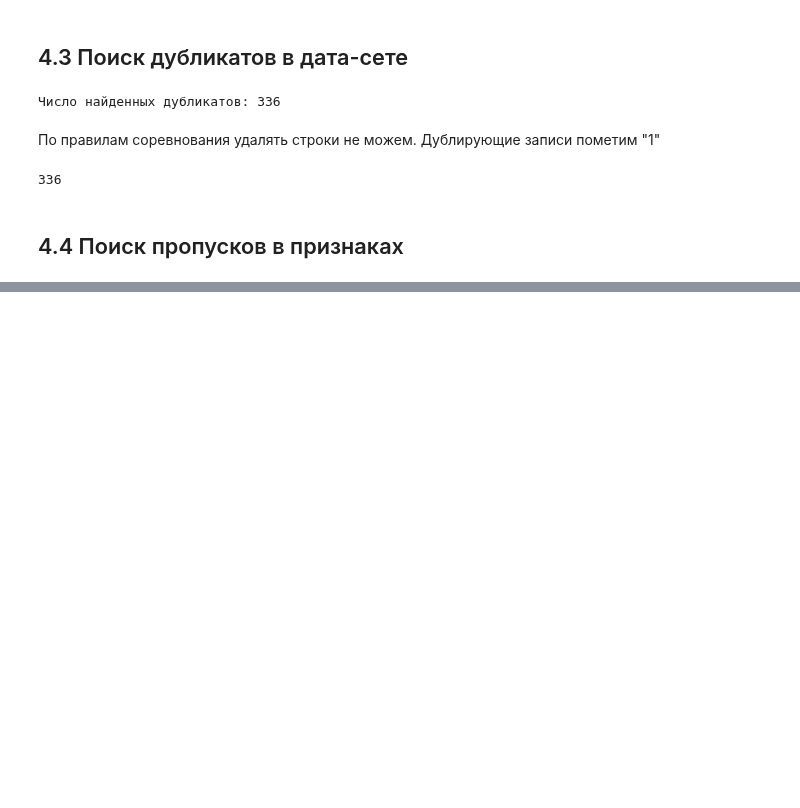
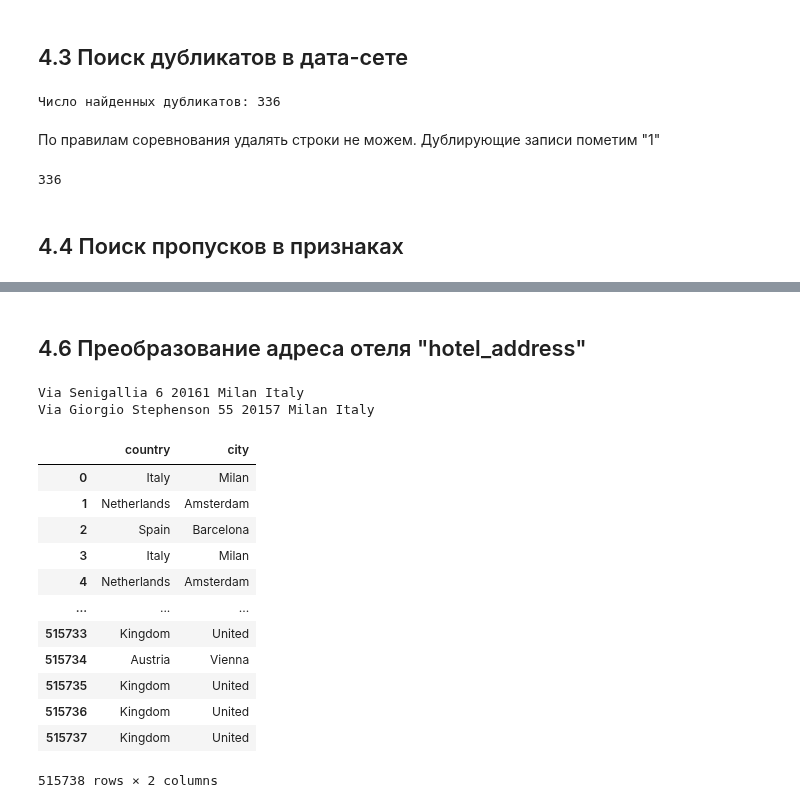
Before and after one commit to DmitriySky47/sf_data_science, a Jupyter notebook: Skillfactory/EDA_6 Kaggle Hotels/predicting-the-rating-of-hotels-on-booking.ipynb, the cells around one changed output, grey strips where cells are left out. Saved outputs shown, nothing was run; the diff lists cells and outputs as text; code cells hidden in the pictures; blank space fills up the shorter version.

```diff
--- a/Skillfactory/EDA_6 Kaggle Hotels/predicting-the-rating-of-hotels-on-booking.ipynb
+++ b/Skillfactory/EDA_6 Kaggle Hotels/predicting-the-rating-of-hotels-on-booking.ipynb
@@ -139,0 +362,3 @@ data['lng'] = data['lng'].fillna(0, inplace=True)
+# %%
+# Преобразуем признак в формат datetime
+data['review_date'] = pd.to_datetime(data['review_date'])
@@ -139,0 +368,15 @@ data['lng'] = data['lng'].fillna(0, inplace=True)
+# %%
+# из признака даты сформируем два отдельных признака год и месяц
+
+# формирование признака "месяц"
+data['review_month'] = data['review_date'].dt.month
+
+# формируе признак "год"
+data['review_year'] = data['review_date'].dt.year
+
+# удаление признака "review_date"
+data.drop('review_date', axis=1, inplace=True)
+
+# проверка
+data.info()
+# признаки "месяц" и "год" созданы
@@ -139,0 +401,34 @@ data['lng'] = data['lng'].fillna(0, inplace=True)
+# %% [markdown]
+## 4.6 Преобразование адреса отеля "hotel_address"
+# %%
+# анализ структуры записи адреса отеля
+
+print(data['hotel_address'][0])
+print(data['hotel_address'][10])
+# последнее слово - страна, предпоследнее слово - город
+# %% [output]
+Via Senigallia 6 20161 Milan Italy
+Via Giorgio Stephenson 55 20157 Milan Italy
+# %%
+# сформируем два новых признака "country" и "city"
+data['country'] = data['hotel_address'].apply(lambda x: x.split(' ')[-1])
+data['city'] = data['hotel_address'].apply(lambda x: x.split(' ')[-2])
+
+# проверка
+data[['country', 'city']]
+# новые признаки сформированы
+# некорректно обработалось наименование United Kongdom
+# %% [output]
+|  | country | city |
+| 0 | Italy | Milan |
+| 1 | Netherlands | Amsterdam |
+| 2 | Spain | Barcelona |
+| 3 | Italy | Milan |
+| 4 | Netherlands | Amsterdam |
+| ... | ... | ... |
+| 515733 | Kingdom | United |
+| 515734 | Austria | Vienna |
+| 515735 | Kingdom | United |
+| 515736 | Kingdom | United |
+| 515737 | Kingdom | United |
+515738 rows × 2 columns
```
Also changed, not shown: parts of 51 cells of this notebook, 6 other files.
